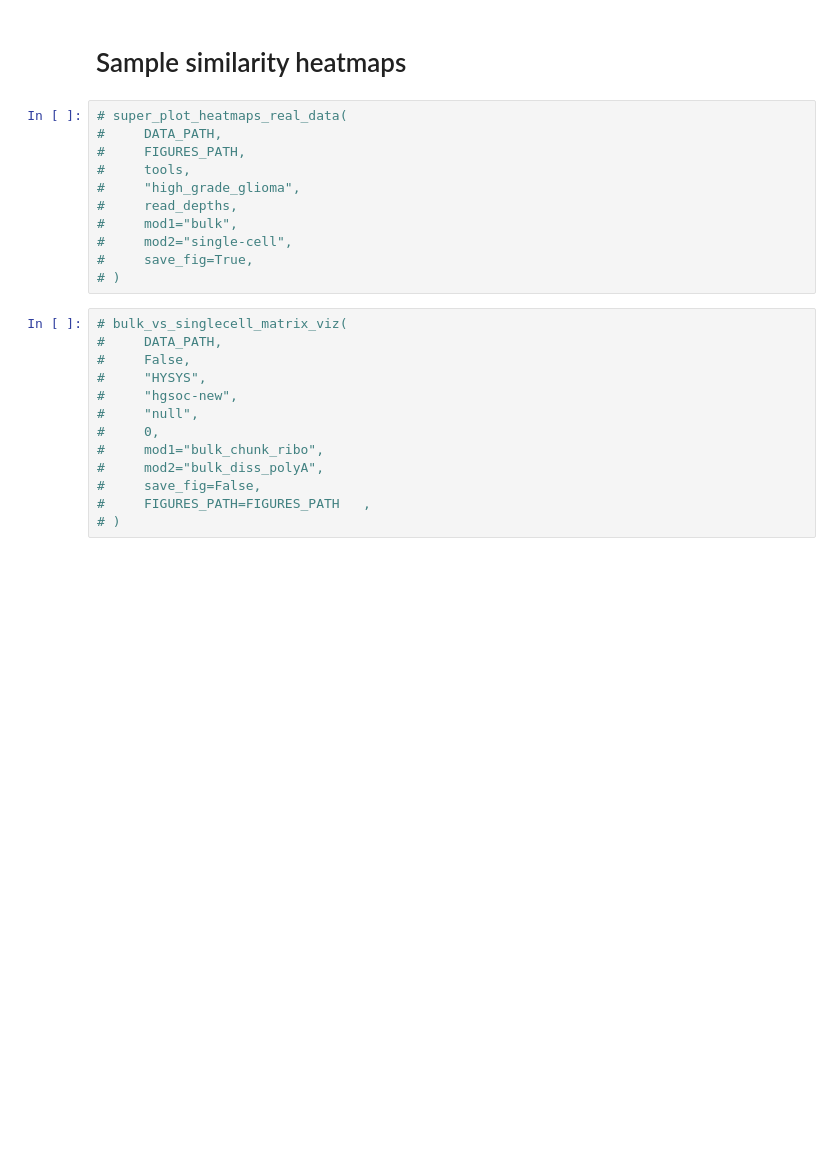
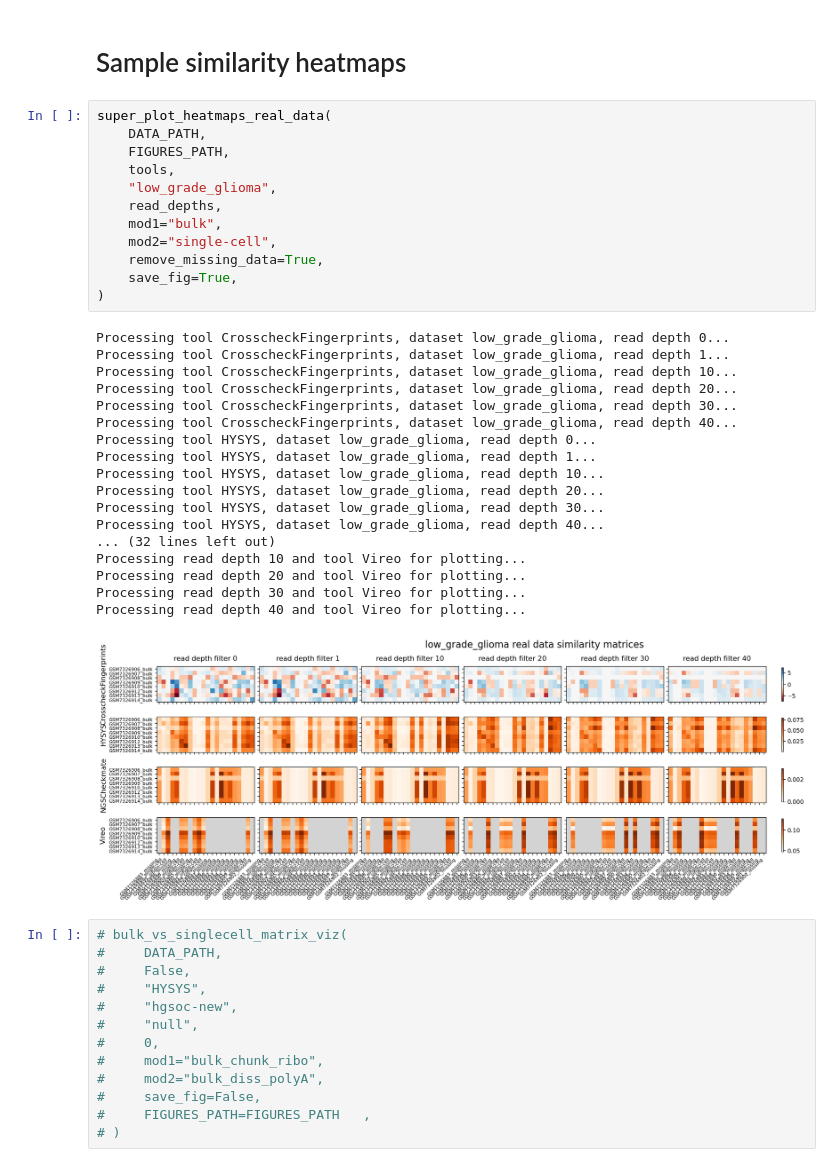
Before and after one commit to emma2207/hgsoc-reconstruction, a Jupyter notebook: sample_id_matching/scripts/experiment/real_data_results.ipynb, the cells around one changed output. Drawn from its saved outputs; the diff is of its cells as text; blank space fills up the shorter version.

Commit message:
fix low grade glioma superplot

```diff
--- a/sample_id_matching/scripts/experiment/real_data_results.ipynb
+++ b/sample_id_matching/scripts/experiment/real_data_results.ipynb
@@ -32,16 +32,36 @@ datasets = ["hgsoc", "hgsoc-new", "high_grade_glioma", "low_grade_glioma", "wilm
 # %% [markdown]
 # Sample similarity heatmaps
 # %%
-# super_plot_heatmaps_real_data(
-#     DATA_PATH,
-#     FIGURES_PATH,
-#     tools,
-#     "high_grade_glioma",
-#     read_depths,
-#     mod1="bulk",
-#     mod2="single-cell",
-#     save_fig=True,
-# )
+super_plot_heatmaps_real_data(
+    DATA_PATH,
+    FIGURES_PATH,
+    tools,
+    "low_grade_glioma",
+    read_depths,
+    mod1="bulk",
+    mod2="single-cell",
+    remove_missing_data=True,
+    save_fig=True,
+)
+# %% [output]
+Processing tool CrosscheckFingerprints, dataset low_grade_glioma, read depth 0...
+Processing tool CrosscheckFingerprints, dataset low_grade_glioma, read depth 1...
+Processing tool CrosscheckFingerprints, dataset low_grade_glioma, read depth 10...
+Processing tool CrosscheckFingerprints, dataset low_grade_glioma, read depth 20...
+Processing tool CrosscheckFingerprints, dataset low_grade_glioma, read depth 30...
+Processing tool CrosscheckFingerprints, dataset low_grade_glioma, read depth 40...
+Processing tool HYSYS, dataset low_grade_glioma, read depth 0...
+Processing tool HYSYS, dataset low_grade_glioma, read depth 1...
+Processing tool HYSYS, dataset low_grade_glioma, read depth 10...
+Processing tool HYSYS, dataset low_grade_glioma, read depth 20...
+Processing tool HYSYS, dataset low_grade_glioma, read depth 30...
+Processing tool HYSYS, dataset low_grade_glioma, read depth 40...
+... (32 lines left out)
+Processing read depth 10 and tool Vireo for plotting...
+Processing read depth 20 and tool Vireo for plotting...
+Processing read depth 30 and tool Vireo for plotting...
+Processing read depth 40 and tool Vireo for plotting...
+[figure, added]
 # %%
 # bulk_vs_singlecell_matrix_viz(
 #     DATA_PATH,
```
Also changed, not shown: 2 other files.
